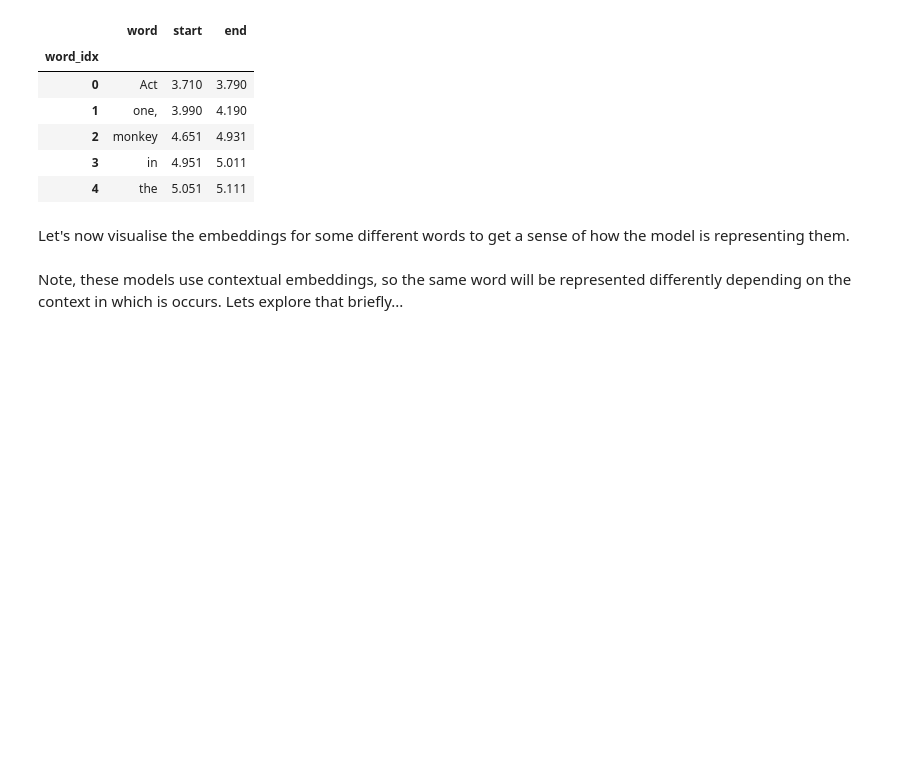
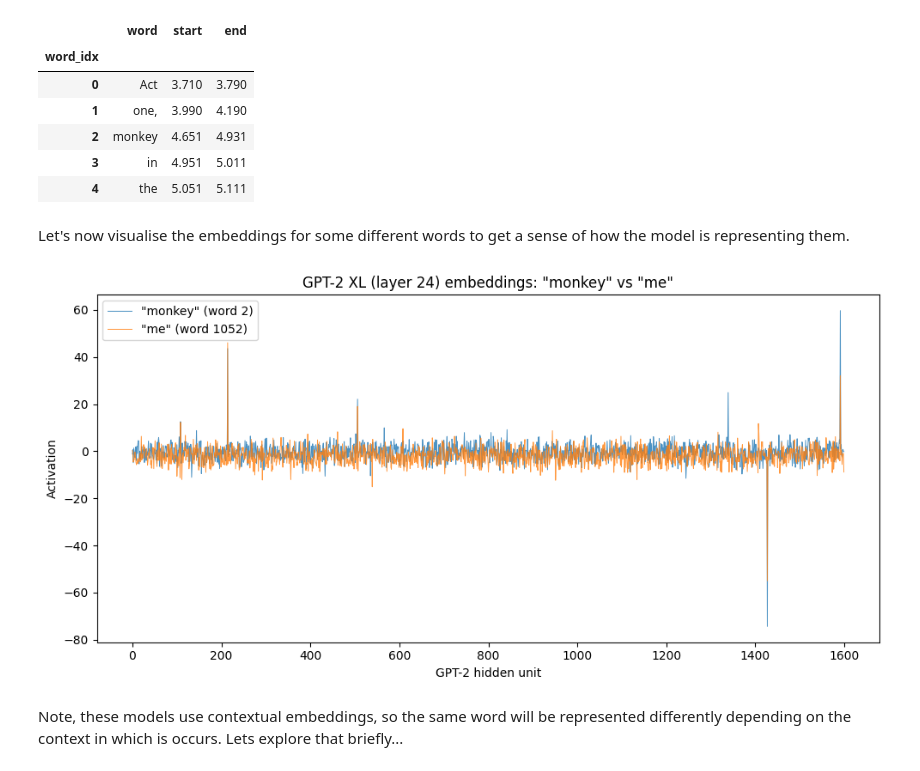
Before and after one commit to bootstrapbill/encoding_model_tutorial, a Jupyter notebook: notebooks/encoding_tutorial.ipynb, the cells around one changed output. Saved outputs shown, nothing was run; the diff lists cells and outputs as text; code cells hidden in the pictures; blank space fills up the shorter version.

```diff
--- a/notebooks/encoding_tutorial.ipynb
+++ b/notebooks/encoding_tutorial.ipynb
@@ -137,24 +159,26 @@ Let's now visualise the embeddings for some different words to get a sense of ho
 # %%
 
 # Pick two words to compare (try changing these!)
-word1, word2 = "monkey", "brain"
+word1, word2 = "monkey", "me"
 
 # Build a word-level lookup: one embedding per word occurrence
 words = df_contextual.groupby("word_idx").first()["word"].values
 
 # Find the first occurrence of each word
 idx1 = np.where(words == word1)[0][0]
 idx2 = np.where(words == word2)[0][0]
 
-fig, ax = plt.subplots(figsize=(12, 3))
+fig, ax = plt.subplots(figsize=(10, 5))
 ax.plot(aligned_embeddings[idx1], label=f'"{word1}" (word {idx1})', alpha=0.8, linewidth=0.7)
 ax.plot(aligned_embeddings[idx2], label=f'"{word2}" (word {idx2})', alpha=0.8, linewidth=0.7)
 ax.set_xlabel("GPT-2 hidden unit")
 ax.set_ylabel("Activation")
 ax.set_title(f"GPT-2 XL (layer {layer}) embeddings: \"{word1}\" vs \"{word2}\"")
 ax.legend()
 plt.tight_layout()
 plt.show()
+# %% [output]
+[figure, added]
 # %% [markdown]
 Note, these models use contextual embeddings, so the same word will be represented differently depending on the context in which is occurs. Lets explore that briefly...
 # %%
```
Also changed, not shown: parts of 17 cells of this notebook.
